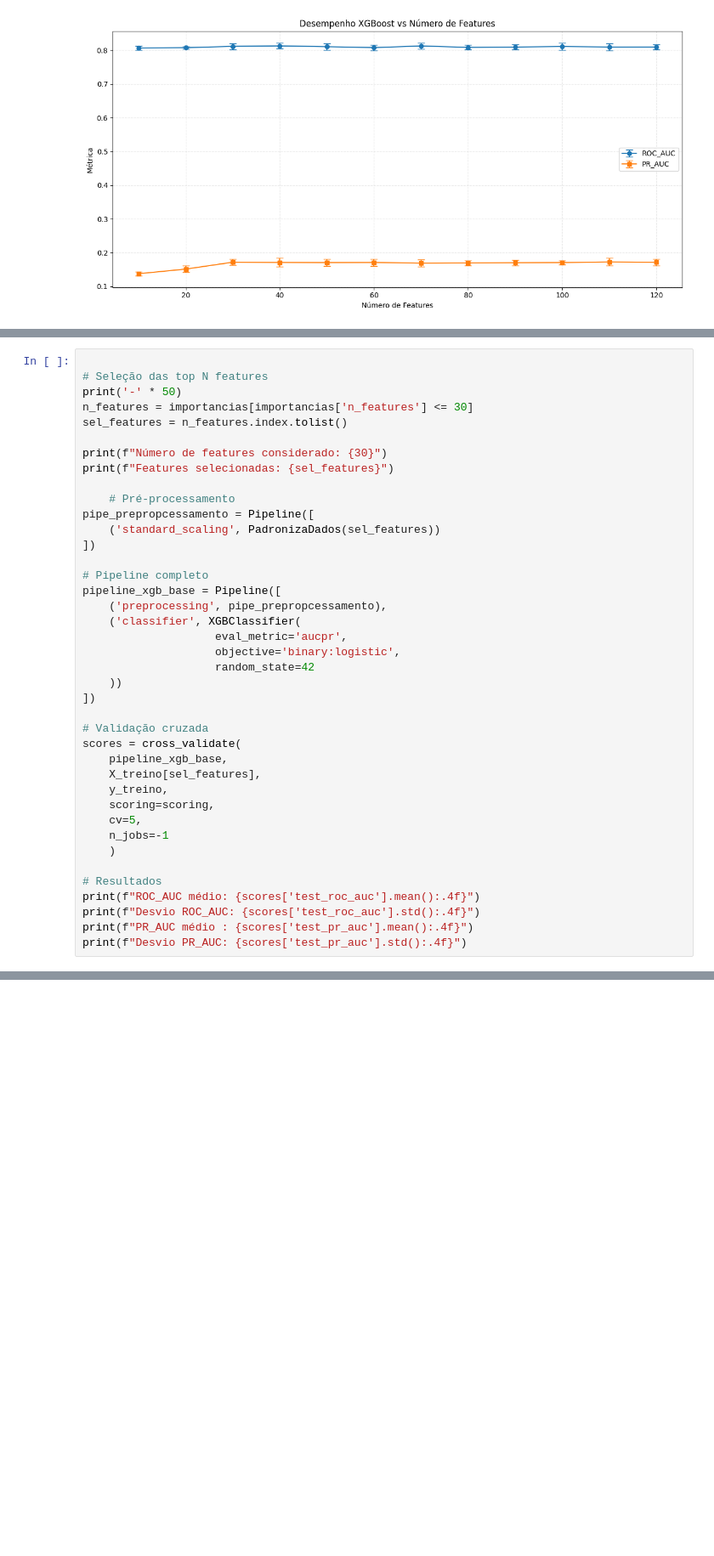
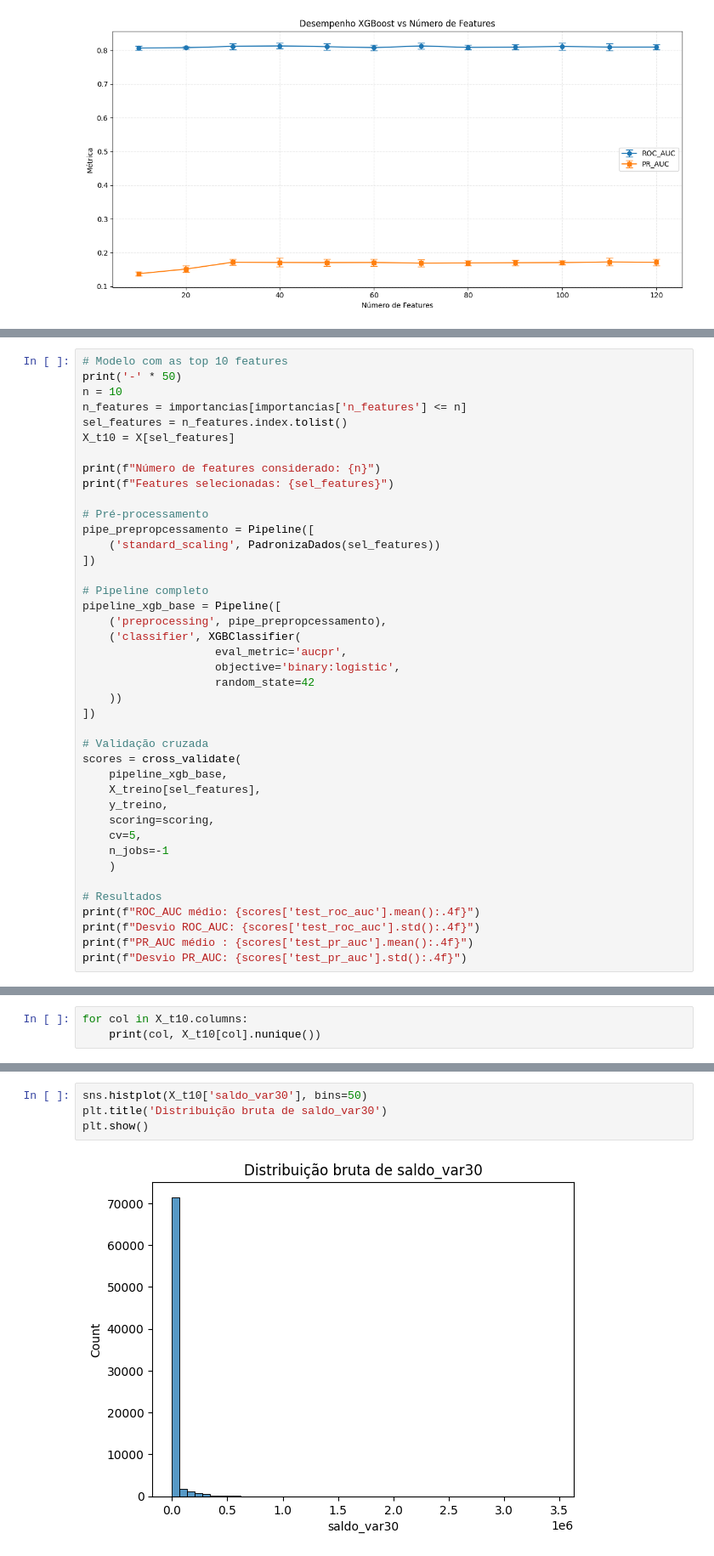
Before and after one commit to MMeloMateus/santander-customer-satisfaction, a Jupyter notebook: Santander_Customer_Satisfaction.ipynb, the cells around one changed output, grey strips where cells are left out. Shown at 85% size. Saved outputs shown, nothing was run; the diff lists cells and outputs as text; blank space fills up the shorter version.

```diff
--- a/Santander_Customer_Satisfaction.ipynb
+++ b/Santander_Customer_Satisfaction.ipynb
@@ -1369,14 +1377,15 @@ plt.show()
 # %%
+# Modelo com as top 10 features
+print('-' * 50)
+n = 10
+n_features = importancias[importancias['n_features'] <= n]
+sel_features = n_features.index.tolist()
+X_t10 = X[sel_features]
 
-# Seleção das top N features
-print('-' * 50)
-n_features = importancias[importancias['n_features'] <= 30]
-sel_features = n_features.index.tolist()
-
-print(f"Número de features considerado: {30}")
+print(f"Número de features considerado: {n}")
 print(f"Features selecionadas: {sel_features}")
 
-    # Pré-processamento
+# Pré-processamento
 pipe_prepropcessamento = Pipeline([
     ('standard_scaling', PadronizaDados(sel_features))
 ])
@@ -1416,0 +1435,3 @@ Desvio PR_AUC: 0.0091
+# %%
+for col in X_t10.columns:
+    print(col, X_t10[col].nunique())
@@ -1416,0 +1619,6 @@ Desvio PR_AUC: 0.0091
+# %%
+sns.histplot(X_t10['saldo_var30'], bins=50)
+plt.title('Distribuição bruta de saldo_var30')
+plt.show()
+# %% [output]
+[figure, added]
```
Also changed, not shown: parts of 28 cells of this notebook.
